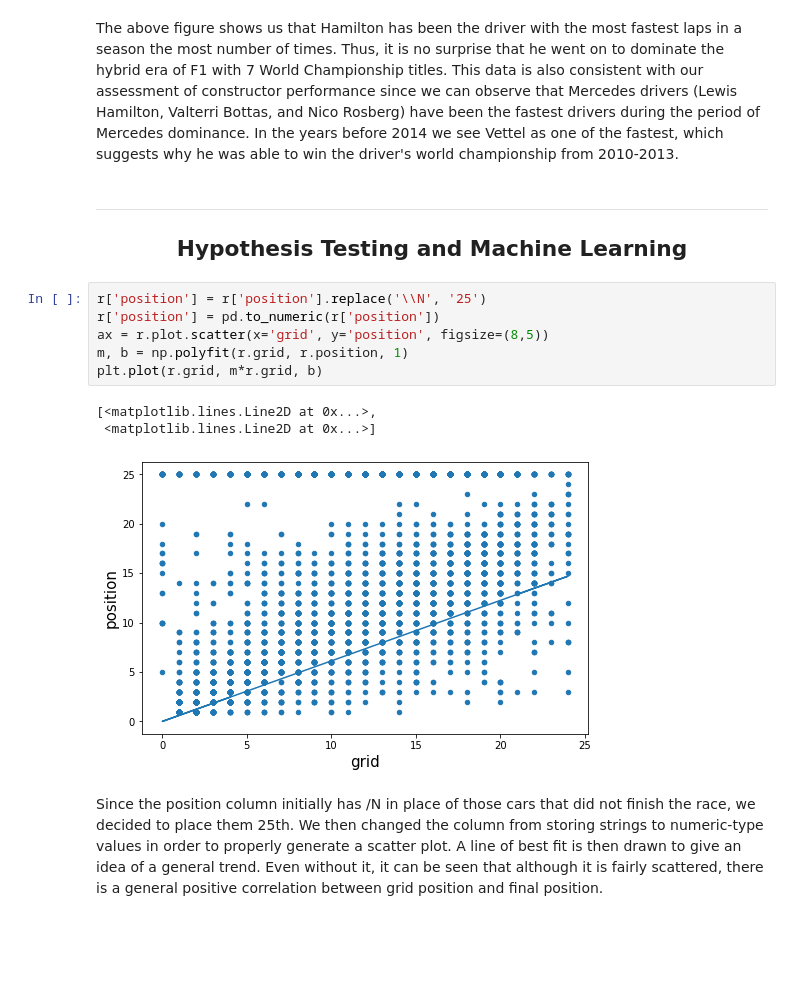
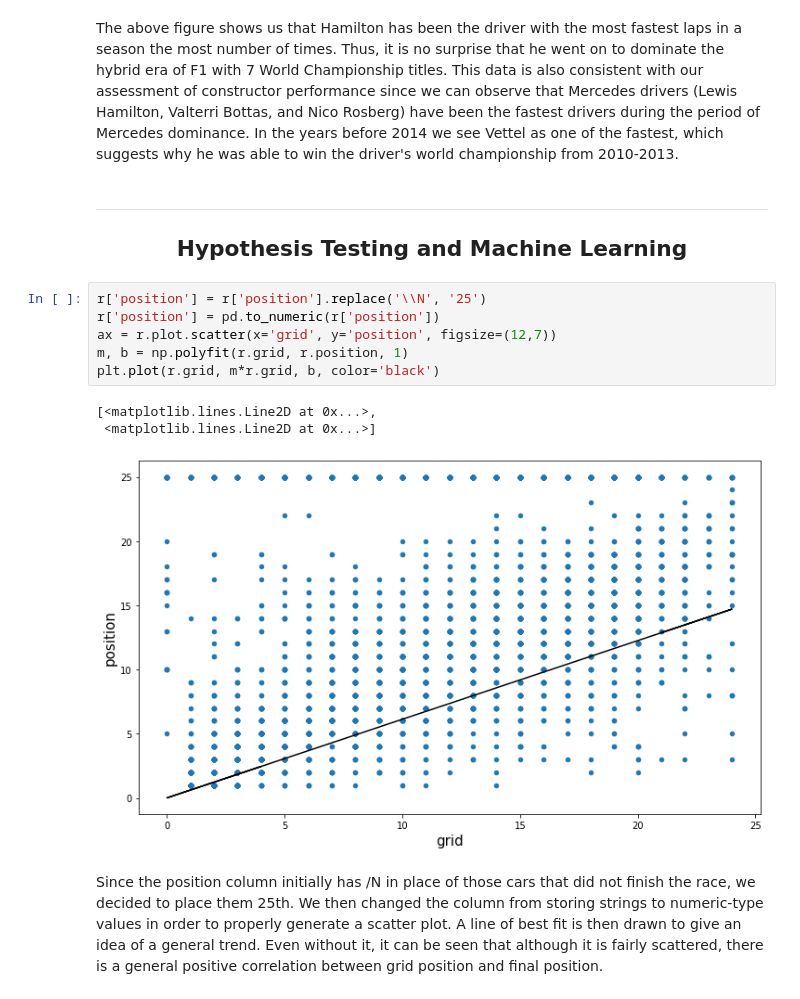
Before and after one commit to rnarla123/rnarla123.github.io, a Jupyter notebook: CMSC_320_Final_Project_F1_Cars.ipynb, the cells around one changed output. Saved outputs shown, nothing was run; the diff lists cells and outputs as text; blank space fills up the shorter version.

```diff
--- a/CMSC_320_Final_Project_F1_Cars.ipynb
+++ b/CMSC_320_Final_Project_F1_Cars.ipynb
@@ -374,17 +373,17 @@ plt.show()
 The above figure shows us that Hamilton has been the driver with the most fastest laps in a season the most number of times. Thus, it is no surprise that he went on to dominate the hybrid era of F1 with 7 World Championship titles. This data is also consistent with our assessment of constructor performance since we can observe that Mercedes drivers (Lewis Hamilton, Valterri Bottas, and Nico Rosberg) have been the fastest drivers during the period of Mercedes dominance. In the years before 2014 we see Vettel as one of the fastest, which suggests why he was able to win the driver's world championship from 2010-2013.
 # %% [markdown]
 ***
-## <center>**Hypothesis Testing and Machine Learning**</center>
+## <center><b>Hypothesis Testing and Machine Learning</b></center>
 # %%
 r['position'] = r['position'].replace('\\N', '25')
 r['position'] = pd.to_numeric(r['position'])
-ax = r.plot.scatter(x='grid', y='position', figsize=(8,5))
+ax = r.plot.scatter(x='grid', y='position', figsize=(12,7))
 m, b = np.polyfit(r.grid, r.position, 1)
-plt.plot(r.grid, m*r.grid, b)
+plt.plot(r.grid, m*r.grid, b, color='black')
 # %% [output]
 [<matplotlib.lines.Line2D at 0x...>,
  <matplotlib.lines.Line2D at 0x...>]
-[figure, old version]
+[figure, new version]
 # %% [markdown]
 Since the position column initially has /N in place of those cars that did not finish the race, we decided to place them 25th. We then changed the column from storing strings to numeric-type values in order to properly generate a scatter plot. A line of best fit is then drawn to give an idea of a general trend. Even without it, it can be seen that although it is fairly scattered, there is a general positive correlation between grid position and final position.
 # %%
```
Also changed, not shown: parts of 22 cells of this notebook, 1 other file.
